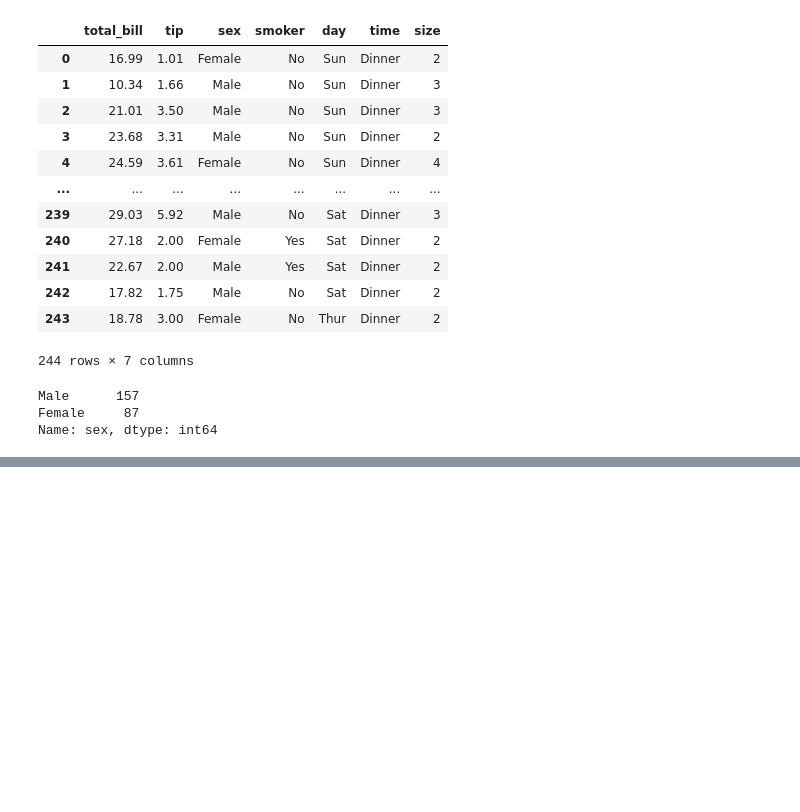
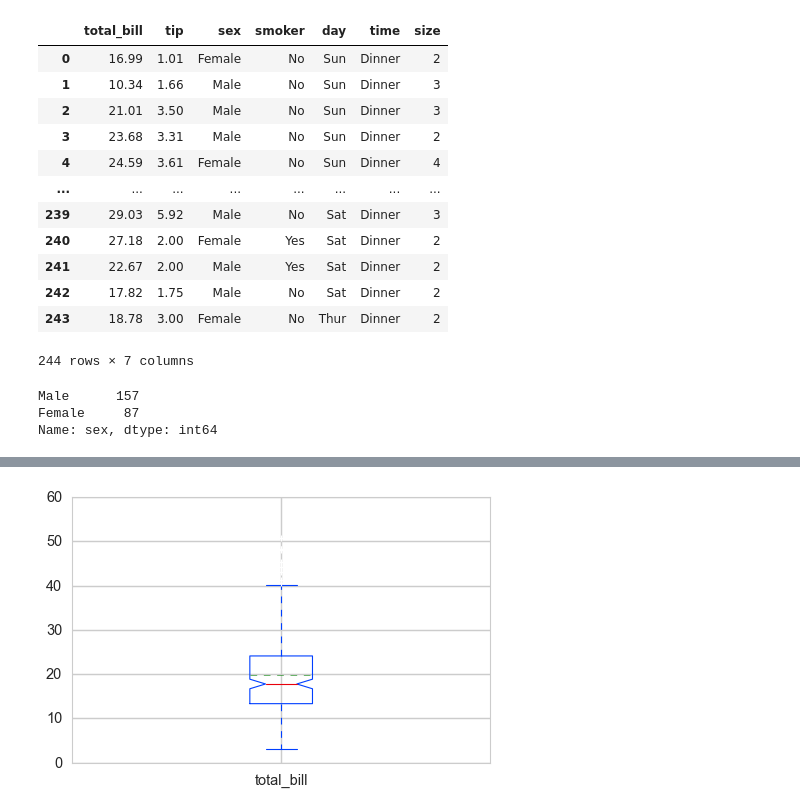
Before and after one commit to digipodium/DP-NOV-PYDS-1030-WSS, a Jupyter notebook: analysis/visualization.ipynb, the cells around one changed output, grey strips where cells are left out. Drawn from its saved outputs; the diff is of its cells as text; code cells hidden in the pictures; blank space fills up the shorter version.

```diff
--- a/analysis/visualization.ipynb
+++ b/analysis/visualization.ipynb
@@ -199,0 +222,11 @@ tips.sex.value_counts().plot(kind='pie',
+# %%
+tips.total_bill.plot.box(
+    figsize=(6,4),
+    showmeans=True,
+    meanline=True,
+    meanprops={'color':'green', 'linewidth':.5, 'linestyle':'--'},
+    notch=True,
+)
+plt.show()
+# %% [output]
+[figure, added]
```
Also changed, not shown: parts of 29 cells of this notebook, 2 other files.
